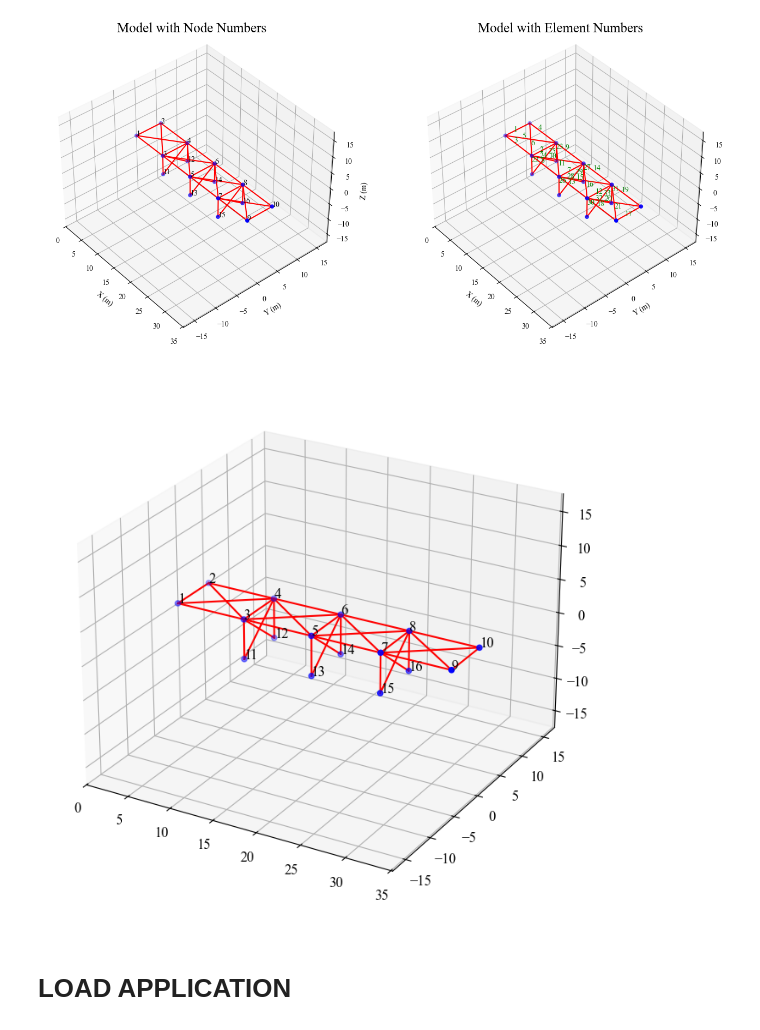
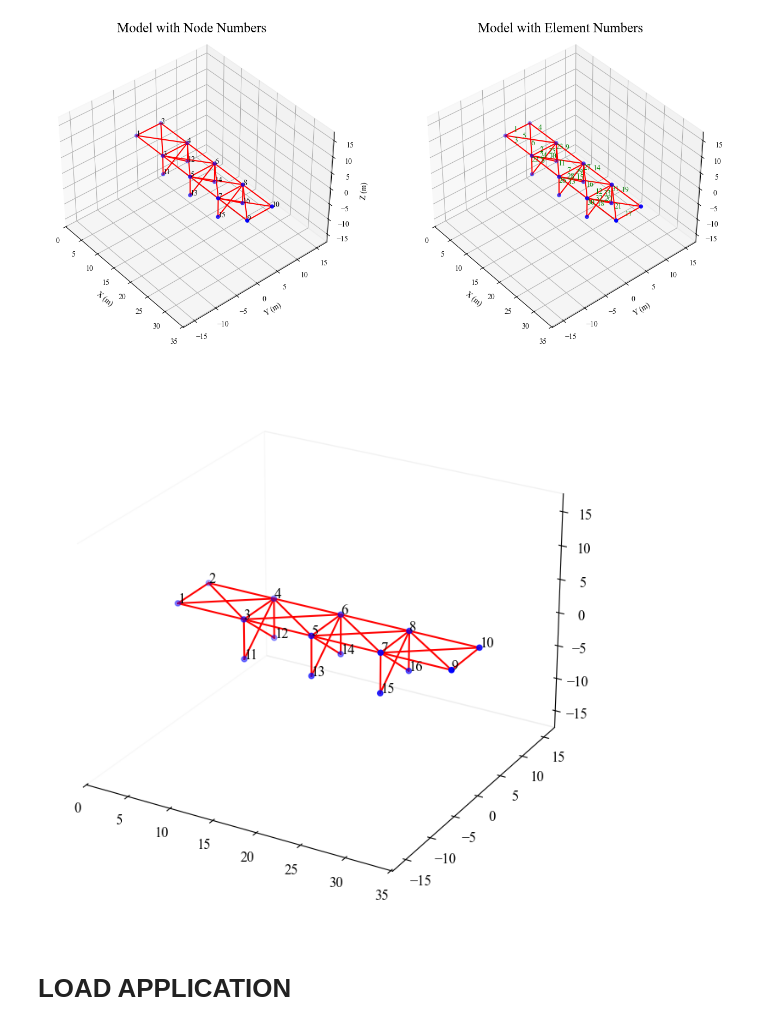
Before and after one commit to Shuaiwen-Cui/GPR-SPC, a Jupyter notebook: 04-Sensitivity-Analyses-Truss/analyzing/baseline.ipynb, the cells around one changed output. Cells and saved outputs as stored; diff of their text form; code cells hidden in the pictures.

```diff
--- a/04-Sensitivity-Analyses-Truss/analyzing/baseline.ipynb
+++ b/04-Sensitivity-Analyses-Truss/analyzing/baseline.ipynb
@@ -387,34 +387,41 @@ for elem_id in element_list:
     nodes = ops.eleNodes(elem_id)
     x_elem, y_elem, z_elem = get_node_coords(nodes)
     ax.plot(x_elem, y_elem, z_elem, 'r-')  # Red lines for elements
 
 # Set axis limits and the viewing angle
 ax.set_xlim(x_lim)
 ax.set_ylim(y_lim)
 ax.set_zlim(z_lim)
 ax.view_init(elev=view_elev, azim=view_azim)
 
 # Set equal aspect ratio
 set_axes_equal(ax)
 
 # Axis labels and title with increased font size for title and tick labels
 # ax.set_xlabel('X (m)', fontsize=14, labelpad=15)
 # ax.set_ylabel('Y (m)', fontsize=14, labelpad=15)
 # ax.set_zlabel('Z (m)', fontsize=14, labelpad=15)
 # ax.set_title('Truss Bridge Model', fontsize=16, pad=20)
 
 # Enlarging tick labels
 ax.tick_params(axis='both', which='major', labelsize=12)
 
 # Adjust layout to make sure all content fits within the figure boundaries
 plt.subplots_adjust(left=0.15, right=0.85, top=0.9, bottom=0.1)
 
+# background - transparent & no grid
+ax.xaxis.pane.fill = False
+ax.yaxis.pane.fill = False
+ax.zaxis.pane.fill = False
+ax.grid(False)
+
+
 # Save the picture
 plt.savefig('truss_bridge_model.png', dpi=300, bbox_inches='tight')
 
 plt.show()
 # %% [output]
-[figure, old version]
+[figure, new version]
 # %% [markdown]
 # LOAD APPLICATION
 # %%
```
Also changed, not shown: parts of 3 cells of this notebook, 3 other files.
